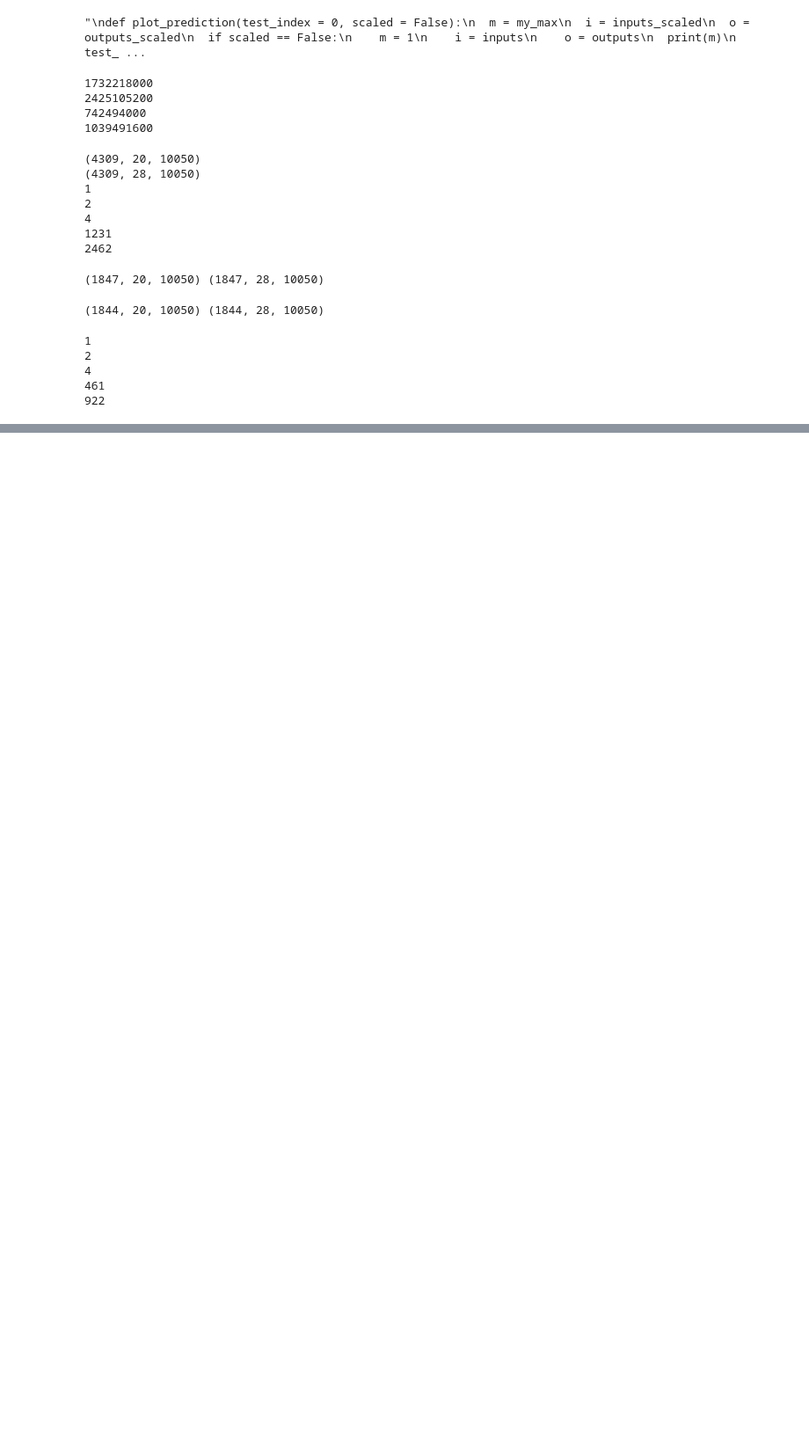
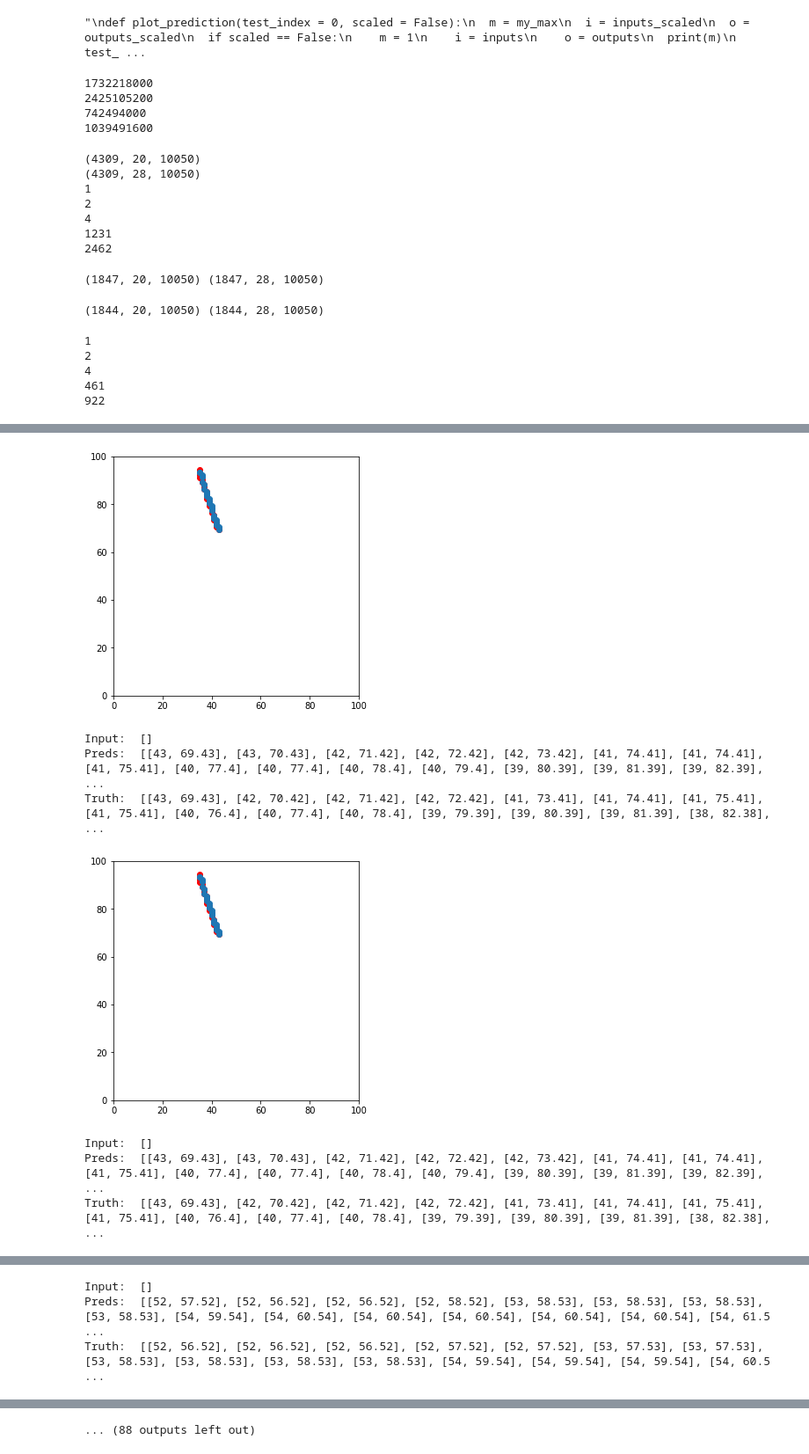
Before and after one commit to davgr686/VehicleTrajectoryForecastingUsingTransformers, a Jupyter notebook: LSTM_notebook.ipynb, the cells around one changed output, grey strips where cells are left out. Shown at 88% size. Cells and saved outputs as stored; diff of their text form; code cells hidden in the pictures; blank space fills up the shorter version.

```diff
--- a/LSTM_notebook.ipynb
+++ b/LSTM_notebook.ipynb
@@ -256,10 +410,10 @@ model.save('new.h5')
 # %%
-restored_model = keras.models.load_model('sgdmodel.h5')
+model = keras.models.load_model('newencoder_decoder.h5')
 # %%
 history = model.fit(
     train_inputs,
     train_targets,
-    batch_size=4,
+    batch_size=1,
     epochs=10,
     validation_data=(test_inputs, test_targets)
 )
@@ -290,23 +441,17 @@ test_targets = val_tar
 # %%
-def get_predictions(model, data_source_inputs, data_source_targets, batch_size=4):
+def get_predictions(model, data_source_inputs, data_source_targets):
 
     predictions = []
     ground_truths = []
     inputs = []
-
-    #batch size 4 means we must predict in batches of 4 (keras/tf limitation)
-    for i in range(0, data_source_inputs.shape[0], batch_size):
-        res = model.predict(data_source_inputs[i:i+batch_size])
-        #print("Predicted next four", i, i+4)
-        for z in range(batch_size):
-            for j in range(target_len):
-                ground_truths.append(np.argmax(data_source_targets[z][j]))
-                #res is (4,28,10050)
-                predictions.append(np.argmax(res[z][j]))
-
-            for k in range(input_len):
-                inputs.append(np.argmax(data_source_inputs[z][k]))
+    for i in range(0, data_source_inputs.shape[0], 1):
+        res = model.predict(data_source_inputs[i:i+1])
+        for j in range(target_len):
+            ground_truths.append(data_source_targets[i].squeeze().tolist())
+            predictions.append((tf.argmax(res[0,:,:], axis=1)).numpy().tolist())
+            if j < 20:
+                inputs.append(int(data_source_inputs[i][j]))
 
     return inputs, ground_truths, predictions
 # %%
-inputs_list, target_list, preds_list = get_predictions(model, test_inputs, test_targets)
+inputs_list, target_list, preds_list = get_predictions(model, test_data_inputs, test_data_targets)
@@ -412,0 +668,11 @@ vis_trajectory_scatter()
+# %%
+vis_trajectory_scatter(inputs_list, target_list, preds_list)
+# %% [output]
+[figure, added]
+Input:  []
+Preds:  [[43, 69.43], [43, 70.43], [42, 71.42], [42, 72.42], [42, 73.42], [41, 74.41], [41, 74.41], [41, 75.41], [40, 77.4], [40, 77.4], [40, 78.4], [40, 79.4], [39, 80.39], [39, 81.39], [39, 82.39],  ...
+Truth:  [[43, 69.43], [42, 70.42], [42, 71.42], [42, 72.42], [41, 73.41], [41, 74.41], [41, 75.41], [41, 75.41], [40, 76.4], [40, 77.4], [40, 78.4], [39, 79.39], [39, 80.39], [39, 81.39], [38, 82.38], ...
+[figure, added]
+Input:  []
+Preds:  [[43, 69.43], [43, 70.43], [42, 71.42], [42, 72.42], [42, 73.42], [41, 74.41], [41, 74.41], [41, 75.41], [40, 77.4], [40, 77.4], [40, 78.4], [40, 79.4], [39, 80.39], [39, 81.39], [39, 82.39],  ...
+Truth:  [[43, 69.43], [42, 70.42], [42, 71.42], [42, 72.42], [41, 73.41], [41, 74.41], [41, 75.41], [41, 75.41], [40, 76.4], [40, 77.4], [40, 78.4], [39, 79.39], [39, 80.39], [39, 81.39], [38, 82.38], ...
@@ -412,0 +680,3 @@ vis_trajectory_scatter()
+Input:  []
+Preds:  [[52, 57.52], [52, 56.52], [52, 56.52], [52, 58.52], [53, 58.53], [53, 58.53], [53, 58.53], [53, 58.53], [54, 59.54], [54, 60.54], [54, 60.54], [54, 60.54], [54, 60.54], [54, 60.54], [54, 61.5 ...
+Truth:  [[52, 56.52], [52, 56.52], [52, 56.52], [52, 57.52], [52, 57.52], [53, 57.53], [53, 57.53], [53, 58.53], [53, 58.53], [53, 58.53], [53, 58.53], [54, 59.54], [54, 59.54], [54, 59.54], [54, 60.5 ...
@@ -412,0 +695 @@ vis_trajectory_scatter()
+... (88 outputs left out)
```
Also changed, not shown: parts of 30 cells of this notebook, 1 other file.
